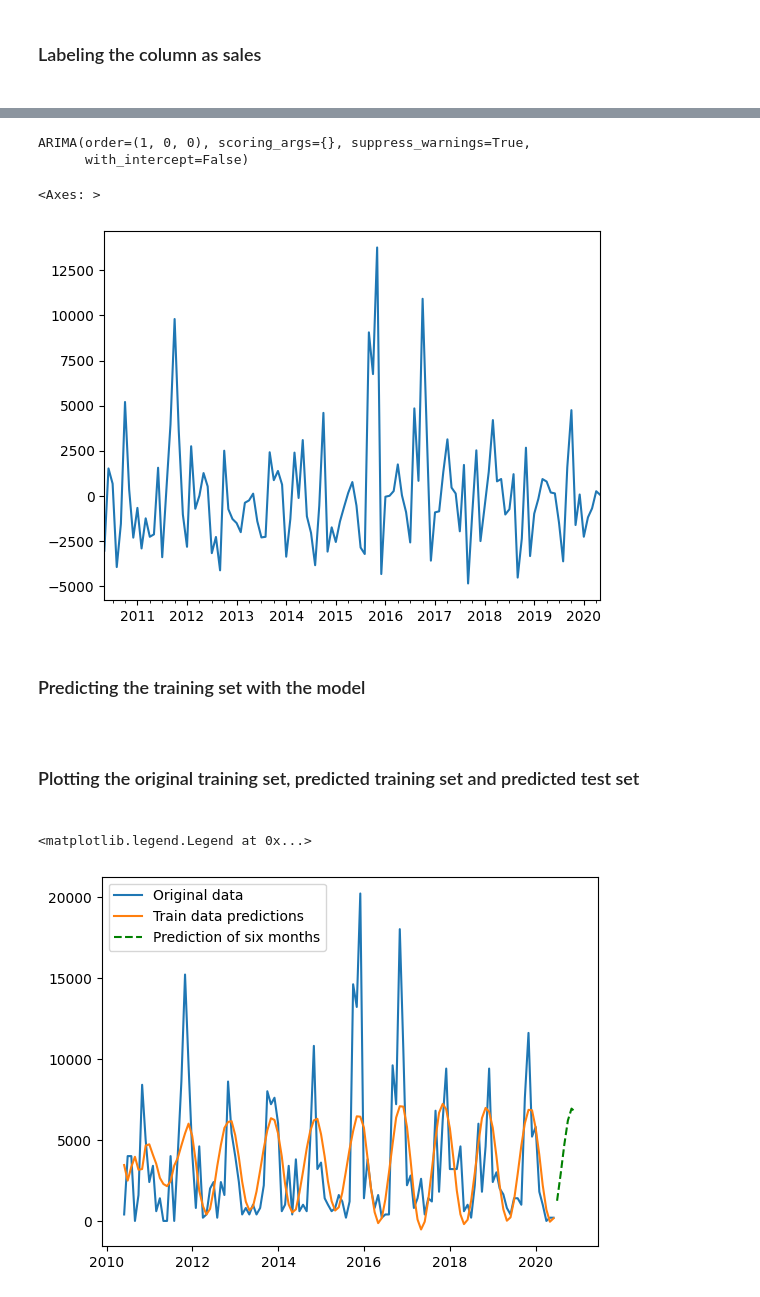
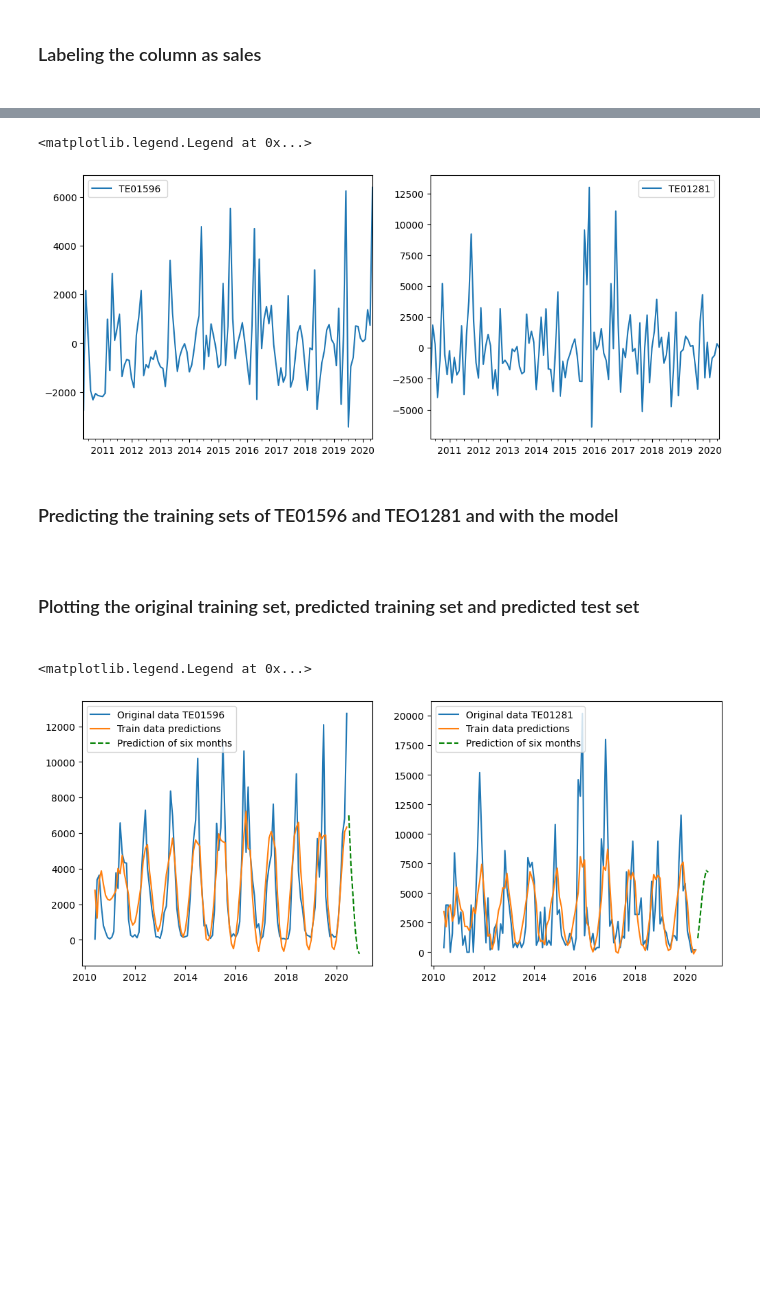
Before and after one commit to perviz822/amazon_stock_price_predictor, a Jupyter notebook: products.ipynb, the cells around one changed output, grey strips where cells are left out. Saved outputs shown, nothing was run; the diff lists cells and outputs as text; code cells hidden in the pictures; blank space fills up the shorter version.

Commit message:
two products TE01596  and TEO1281 price for the next 6 months as been succesfully predicted

```diff
--- a/products.ipynb
+++ b/products.ipynb
@@ -158,4 +154,4 @@ print(df_test)
 # %%
 from statsmodels.tsa.arima.model import ARIMA # type: ignore
-model = ARIMA (df_train['Sales'],order = (2,0,2))
+model = ARIMA (df_train['Sales'],order = (2,0,3))
 model_fit =  model.fit()
@@ -161,0 +160,3 @@ model_fit =  model.fit()
+# %%
+model_2 = ARIMA (df_train2['Sales'],order = (2,0,3))
+model_fit_2 =  model_2.fit()
@@ -176,0 +174,4 @@ Sales              mean      mean_se  mean_ci_lower  mean_ci_upper
+# %%
+forecast_2 = model_fit_2.get_forecast(steps=6)
+forecast_df_2 = forecast_2.summary_frame()
+plt.plot(forecast_df_2['mean'])
@@ -179,27 +204,37 @@ Sales              mean      mean_se  mean_ci_lower  mean_ci_upper
-# %%
-import pmdarima as pm # type: ignore
-auto_arima = pm.auto_arima(df_train['Sales'],stepwise=False,seasonal=False)
-auto_arima
-# %% [output]
-ARIMA(order=(1, 0, 0), scoring_args={}, suppress_warnings=True,
-      with_intercept=False)
-# %%
-residuals = model_fit.resid
-residuals.plot()
-# %% [output]
-<Axes: >
-[figure, removed]
+# %%
+fig, axes = plt.subplots(1, 2, figsize=(12, 5))
+
+residuals = model_fit.resid
+residuals.plot(ax=axes[0],label ='TE01596 ')
+
+residuals2 = model_fit_2.resid
+residuals2.plot(ax=axes[1],label='TE01281')
+axes[0].legend()
+axes[1].legend()
+# %% [output]
+<matplotlib.legend.Legend at 0x...>
+[figure, added]
 # %% [markdown]
-<h3> Predicting the training set with the model <h3>
+<h3> Predicting the training sets  of TE01596  and TEO1281 and  with the model <h3>
 # %%
+#TE01596
 in_sample_pred = model_fit.predict(start=df_train.index[0], end=df_train.index[-1], dynamic=False)
+#TEO1281
+in_sample_pred_2 = model_fit_2.predict(start=df_train2.index[0], end=df_train2.index[-1], dynamic=False)
 # %% [markdown]
 <h3> Plotting the original training set, predicted training set and predicted test set <h3>
 # %%
-plt.plot(df_train['Sales'],label='Original data')
-plt.plot(in_sample_pred,label = 'Train data predictions')
-plt.plot(forecast_df['mean'],label ='Prediction of six months', color='green',linestyle='--')
-plt.legend()
+fig, axes = plt.subplots(1, 2, figsize=(12, 5))
+
+axes[0].plot(df_train['Sales'],label='Original data TE01596')
+axes[0].plot(in_sample_pred,label = 'Train data predictions')
+axes[0].plot(forecast_df['mean'],label ='Prediction of six months', color='green',linestyle='--')
+
+axes[1].plot(df_train2['Sales'],label='Original data TE01281')
+axes[1].plot(in_sample_pred_2,label = 'Train data predictions')
+axes[1].plot(forecast_df_2['mean'],label ='Prediction of six months', color='green',linestyle='--')
+axes[1].legend()
+axes[0].legend()
 # %% [output]
 <matplotlib.legend.Legend at 0x...>
-[figure, old version]
+[figure, new version]
```
Also changed, not shown: parts of 18 cells of this notebook, 1 other file.
